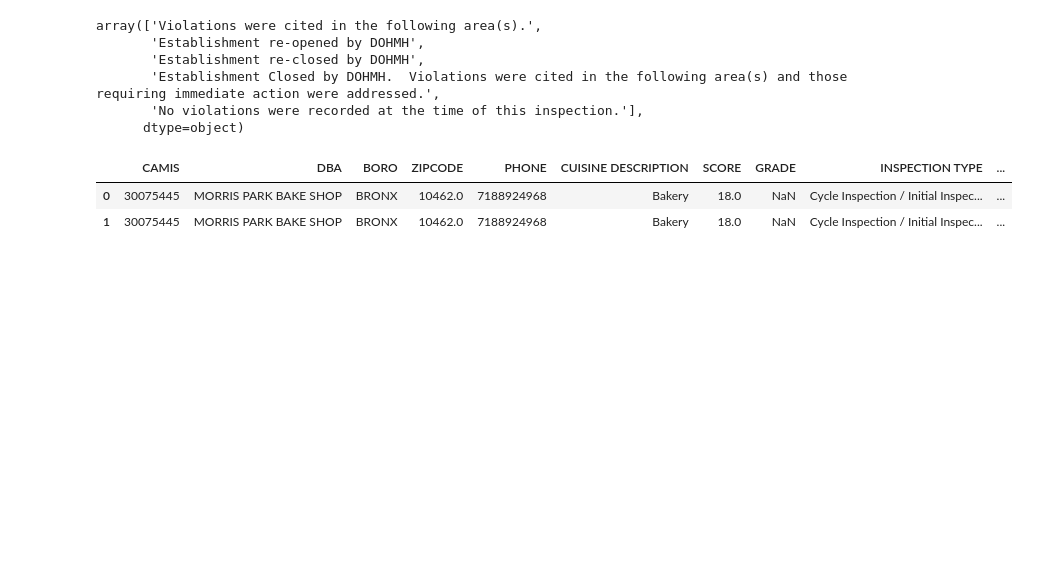
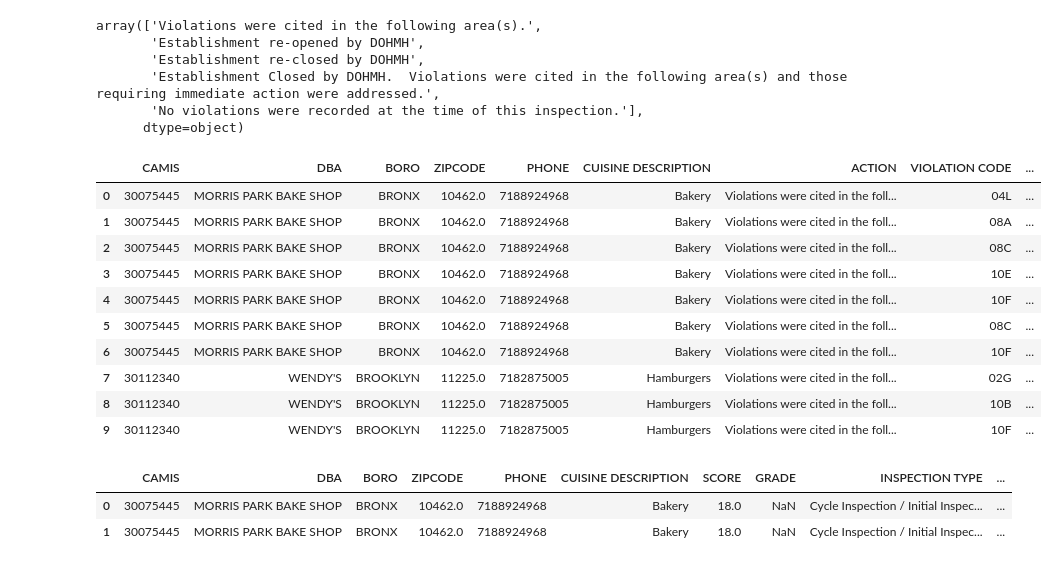
Before and after one commit to robblatt/Restaurant-Hypothesis-Testing, a Jupyter notebook: Rob Discovery.ipynb, the cells around one changed output. Drawn from its saved outputs; the diff is of its cells as text; code cells hidden in the pictures; blank space fills up the shorter version.

```diff
--- a/Rob Discovery.ipynb
+++ b/Rob Discovery.ipynb
@@ -64,6 +78,20 @@ df.drop(['BUILDING', 'STREET'], axis=1, inplace = True)
 # %%
 # creates a column 'closed', which will indicate if a restaurant's inspection forced it to close
 df['CLOSED'] = df.ACTION.apply(lambda x: 1 if 'Establishment Closed ' in x else 0)
+# %%
+df.head(10)
+# %% [output]
+|  | CAMIS | DBA | BORO | ZIPCODE | PHONE | CUISINE DESCRIPTION | ACTION | VIOLATION CODE | ... |
+| 0 | 30075445 | MORRIS PARK BAKE SHOP | BRONX | 10462.0 | 7188924968 | Bakery | Violations were cited in the foll... | 04L | ... |
+| 1 | 30075445 | MORRIS PARK BAKE SHOP | BRONX | 10462.0 | 7188924968 | Bakery | Violations were cited in the foll... | 08A | ... |
+| 2 | 30075445 | MORRIS PARK BAKE SHOP | BRONX | 10462.0 | 7188924968 | Bakery | Violations were cited in the foll... | 08C | ... |
+| 3 | 30075445 | MORRIS PARK BAKE SHOP | BRONX | 10462.0 | 7188924968 | Bakery | Violations were cited in the foll... | 10E | ... |
+| 4 | 30075445 | MORRIS PARK BAKE SHOP | BRONX | 10462.0 | 7188924968 | Bakery | Violations were cited in the foll... | 10F | ... |
+| 5 | 30075445 | MORRIS PARK BAKE SHOP | BRONX | 10462.0 | 7188924968 | Bakery | Violations were cited in the foll... | 08C | ... |
+| 6 | 30075445 | MORRIS PARK BAKE SHOP | BRONX | 10462.0 | 7188924968 | Bakery | Violations were cited in the foll... | 10F | ... |
+| 7 | 30112340 | WENDY'S | BROOKLYN | 11225.0 | 7182875005 | Hamburgers | Violations were cited in the foll... | 02G | ... |
+| 8 | 30112340 | WENDY'S | BROOKLYN | 11225.0 | 7182875005 | Hamburgers | Violations were cited in the foll... | 10B | ... |
+| 9 | 30112340 | WENDY'S | BROOKLYN | 11225.0 | 7182875005 | Hamburgers | Violations were cited in the foll... | 10F | ... |
 # %%
 # removes the columns that were added to the dataframe minus CAMIS, which is the unique ID for the restaurant
 df.drop(['VIOLATION DESCRIPTION', 'VIOLATION CODE', 'ACTION', 'CRITICAL FLAG'], axis=1, inplace = True)
```
Also changed, not shown: parts of 1 cell of this notebook, 4 other files.
